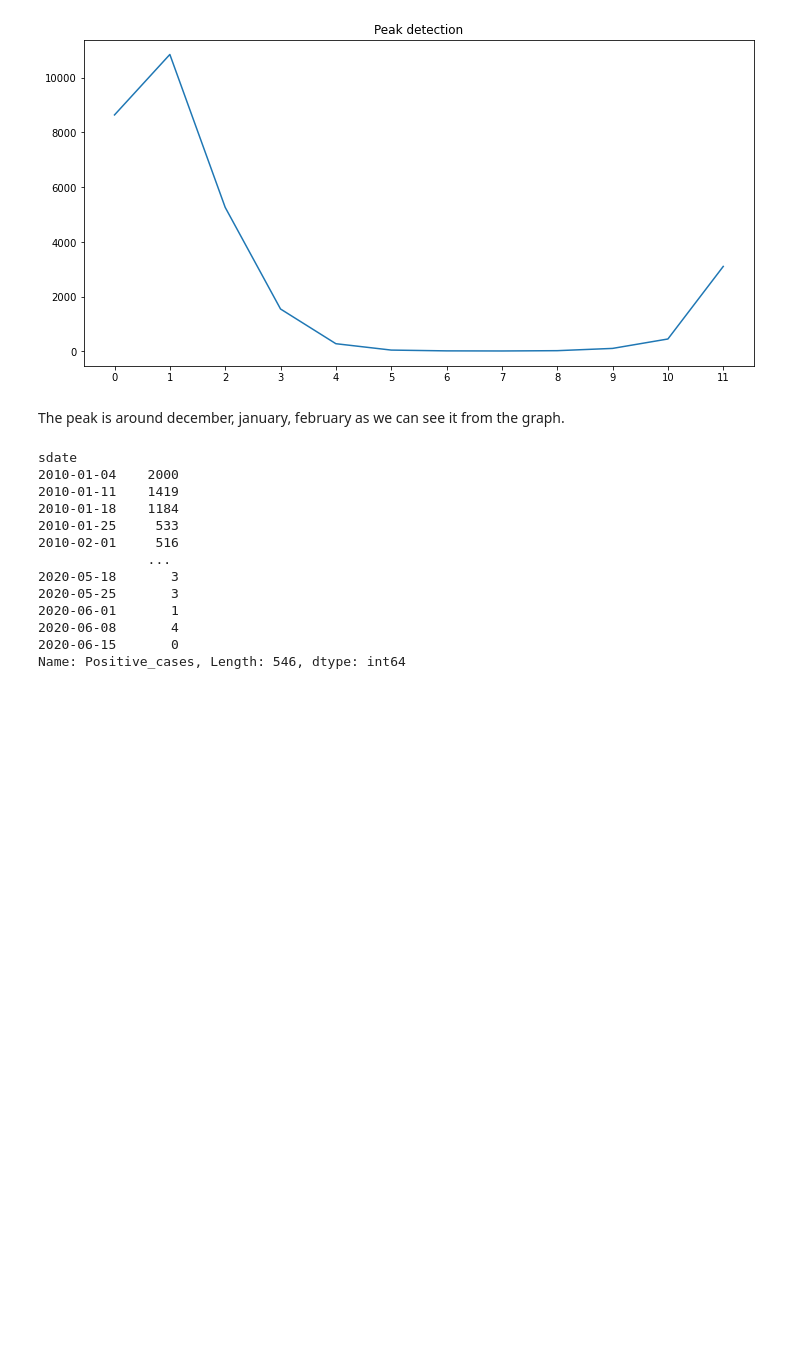
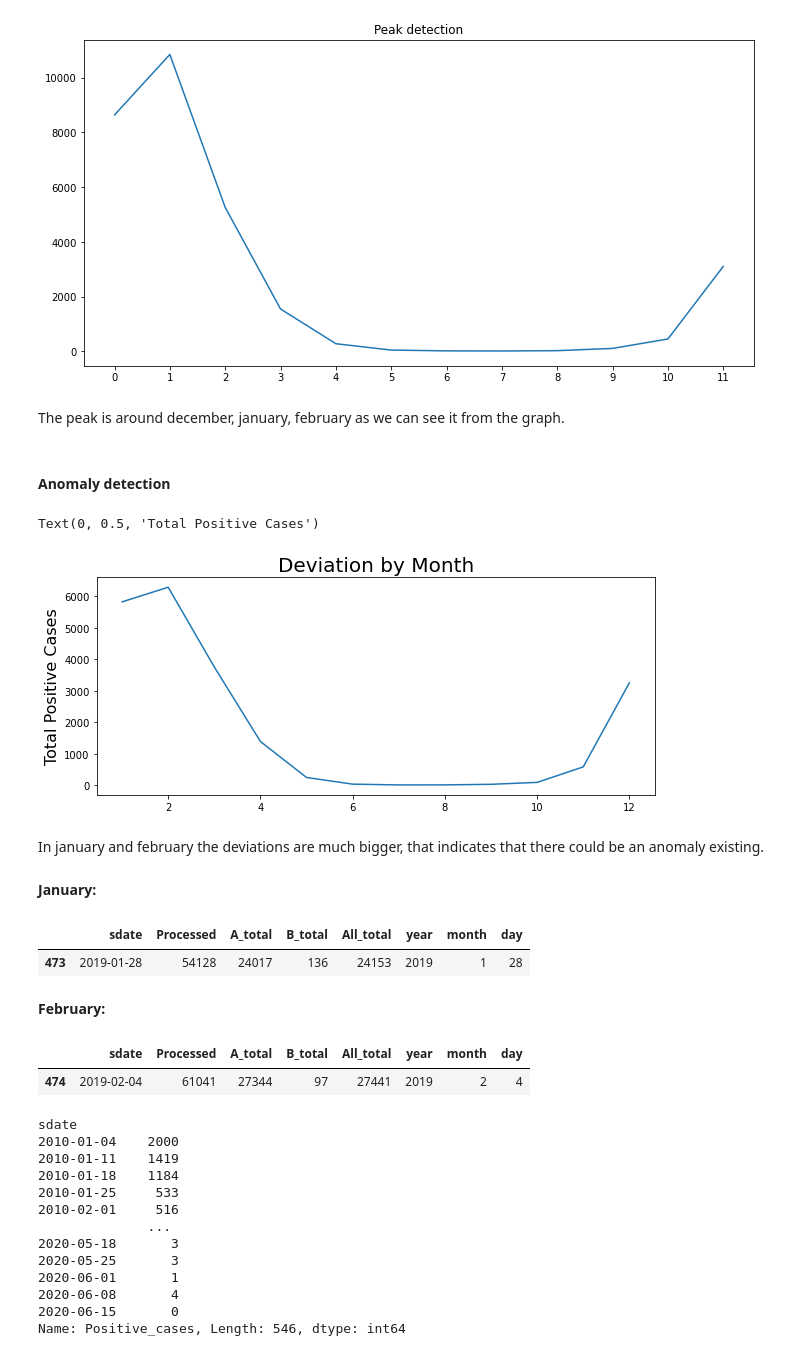
Before and after one commit to nctung4/Flu_Time_Series_Forecasting, a Jupyter notebook: LSTM_model.ipynb, the cells around one changed output. Drawn from its saved outputs; the diff is of its cells as text; code cells hidden in the pictures; blank space fills up the shorter version.

Commit message:
Anomaly added

```diff
--- a/LSTM_model.ipynb
+++ b/LSTM_model.ipynb
@@ -129,3 +129,20 @@ plt.show()
 [figure]
 # %% [markdown]
 The peak is around december, january, february as we can see it from the graph.
+# %% [markdown]
+#### Anomaly detection
+# %%
+# Anomaly detection Seasonal method
+months_deviation = fludat_pivot.groupby(['month'])['All_total'].std()
+# %%
+plt.figure(figsize=(10,4))
+plt.plot(months_deviation)
+plt.title('Deviation by Month', fontsize=20)
+plt.ylabel('Total Positive Cases', fontsize=16)
+# %% [output]
+Text(0, 0.5, 'Total Positive Cases')
+[figure, added]
+# %% [markdown]
+In january and february the deviations are much bigger, that indicates that there could be an anomaly existing.
+# %% [markdown]
+**January:**
@@ -131,0 +152,17 @@ The peak is around december, january, february as we can see it from the graph.
+# %%
+# Check for minimum dev
+min_dev = 9999999
+curr_anomaly = None
+for date in anomaly_temp_df.index:
+    other_data = anomaly_temp_df[anomaly_temp_df.index != date]
+    curr_dev = other_data['All_total'].std()
+    if curr_dev < min_dev:
+        min_dev = curr_dev
+        curr_anomaly = date
+
+anomaly_temp_df[anomaly_temp_df.index == curr_anomaly]
+# %% [output]
+|  | sdate | Processed | A_total | B_total | All_total | year | month | day |
+| 473 | 2019-01-28 | 54128 | 24017 | 136 | 24153 | 2019 | 1 | 28 |
+# %% [markdown]
+**February:**
@@ -132,3 +172,18 @@ The peak is around december, january, february as we can see it from the graph.
+# %%
+# Check for minimum dev
+min_dev = 9999999
+curr_anomaly = None
+for date in anomaly_temp_df.index:
+    other_data = anomaly_temp_df[anomaly_temp_df.index != date]
+    curr_dev = other_data['All_total'].std()
+    if curr_dev < min_dev:
+        min_dev = curr_dev
+        curr_anomaly = date
+
+anomaly_temp_df[anomaly_temp_df.index == curr_anomaly]
+# %% [output]
+|  | sdate | Processed | A_total | B_total | All_total | year | month | day |
+| 474 | 2019-02-04 | 61041 | 27344 | 97 | 27441 | 2019 | 2 | 4 |
 # %%
 # Series
 forecast_data = fludat_pivot.set_index(fludat_pivot['sdate'])['All_total']
```
Also changed, not shown: parts of 2 cells of this notebook.
